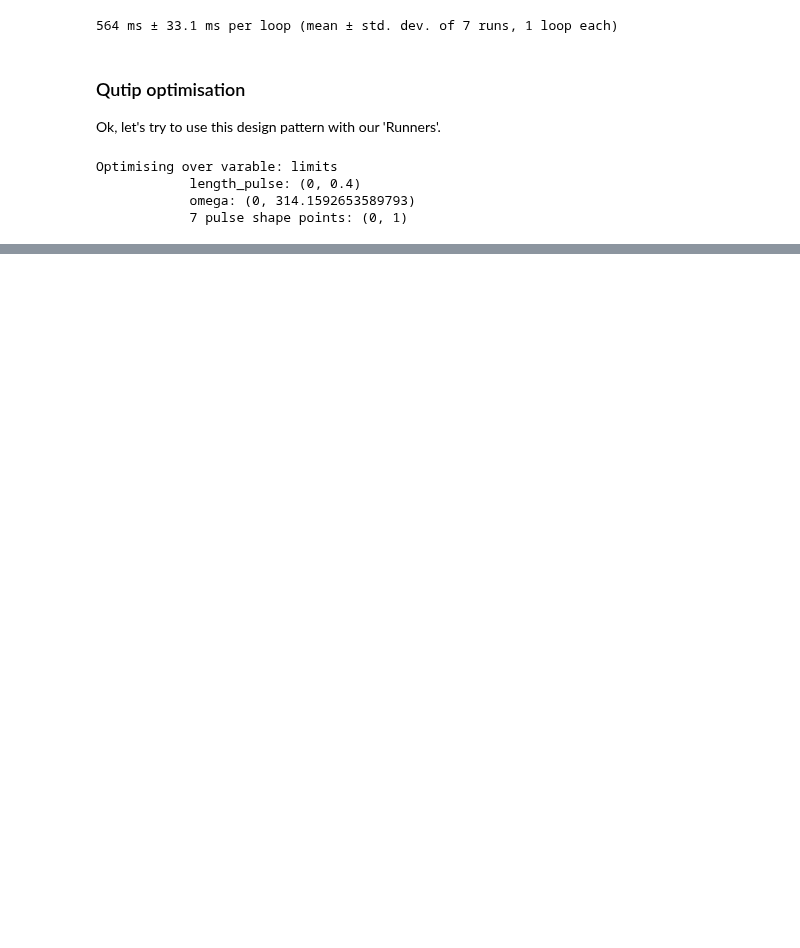
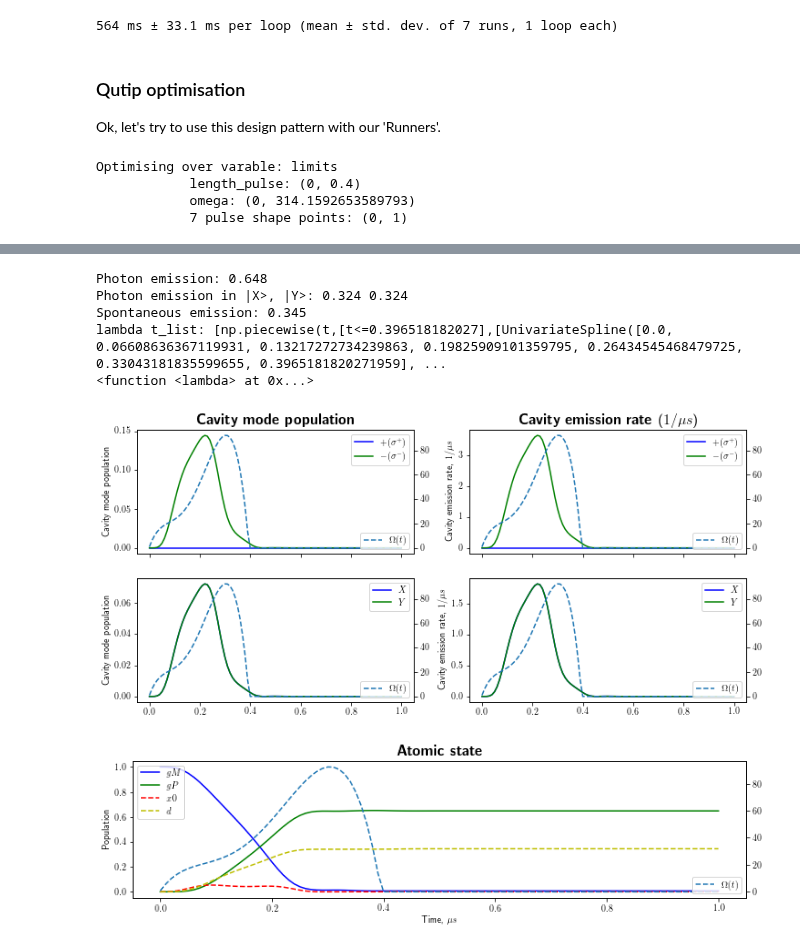
Before and after one commit to tomdbar/rb-cqed, a Jupyter notebook: notebooks-bulk/vStirap-3lvl-parallel-optimisation.ipynb, the cells around one changed output, grey strips where cells are left out. Saved outputs shown, nothing was run; the diff lists cells and outputs as text; code cells hidden in the pictures; blank space fills up the shorter version.

```diff
--- a/notebooks-bulk/vStirap-3lvl-parallel-optimisation.ipynb
+++ b/notebooks-bulk/vStirap-3lvl-parallel-optimisation.ipynb
@@ -420,0 +614,23 @@ array([ 0.0996513,  0.0996513,  0.0996513,  0.0996513,  0.0996513,
+# %%
+laser_coupling.omega0 = omega
+laser_coupling.args_ham['length_pulse'] = length_pulse
+laser_coupling.args_ham['x_list'] = x_list
+laser_coupling.args_ham['y_list'] = y_list
+
+runner = ExperimentalRunner(atom=atom,
+                        cavity=cavity,
+                        laser_couplings=[laser_coupling],
+                        cavity_couplings=cavity_couplings,
+                        verbose=False)
+
+results = runner.run(psi0=psi0, t_length=t_length, n_steps=n_steps)
+
+plot_results(results)
+# %% [output]
+Photon emission: 0.648
+Photon emission in |X>, |Y>: 0.324 0.324
+Spontaneous emission: 0.345
+lambda t_list: [np.piecewise(t,[t<=0.396518182027],[UnivariateSpline([0.0, 0.06608636367119931, 0.13217272734239863, 0.19825909101359795, 0.26434545468479725, 0.33043181835599655, 0.3965181820271959], ...
+<function <lambda> at 0x...>
+[figure, added]
+[figure, added]
```
Also changed, not shown: parts of 14 cells of this notebook.
